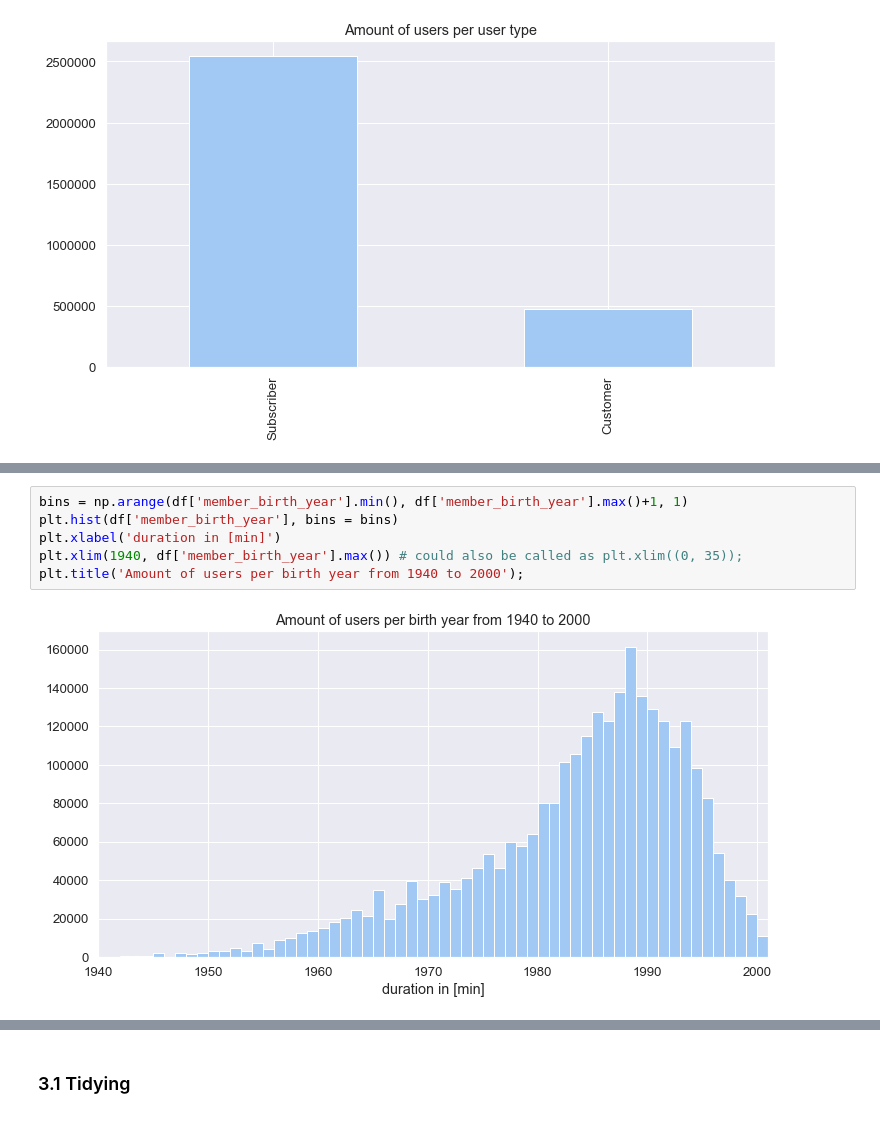
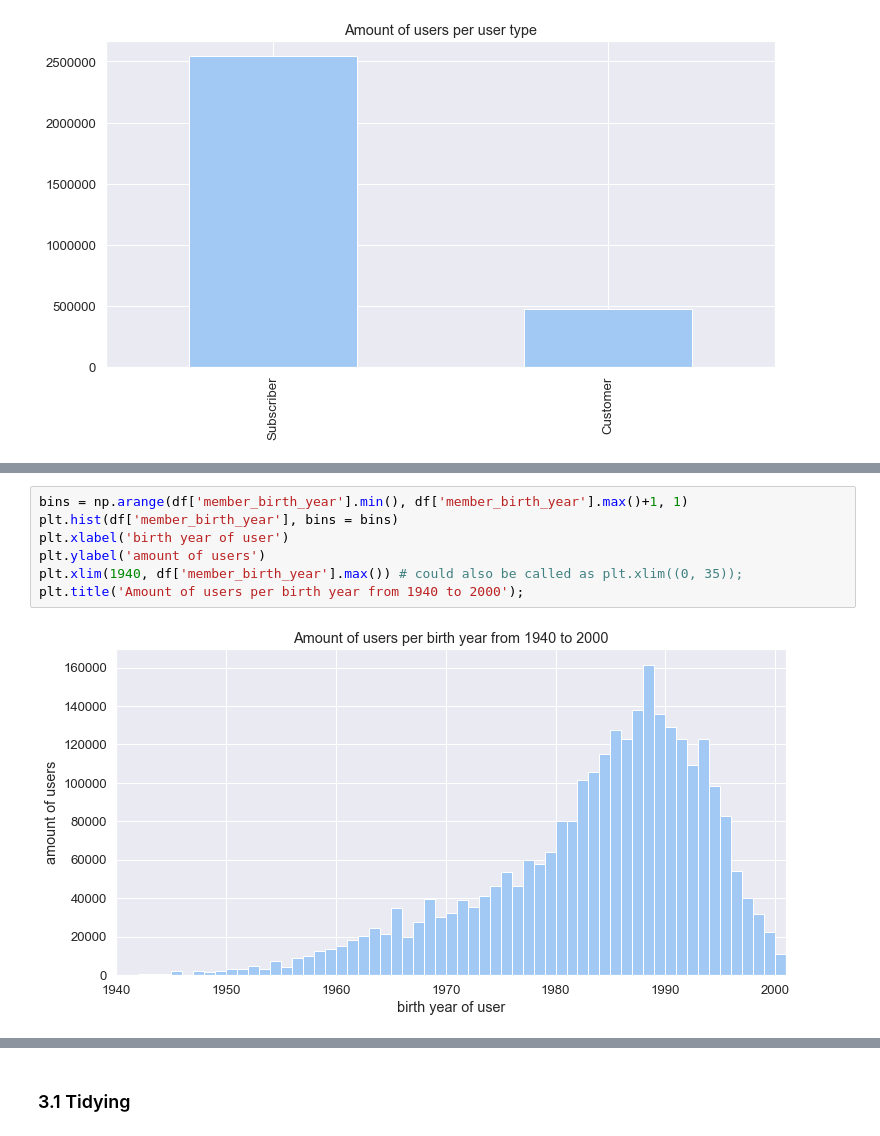
Before and after one commit to resa89/DataAnalystND, a Jupyter notebook: 07_CommunicatingDataFindings/wrangle_act.ipynb, the cells around one changed output, grey strips where cells are left out. Drawn from its saved outputs; the diff is of its cells as text.

```diff
--- a/07_CommunicatingDataFindings/wrangle_act.ipynb
+++ b/07_CommunicatingDataFindings/wrangle_act.ipynb
@@ -290,9 +289,10 @@ pl.suptitle("Amount of users per birth year");
 # %%
 bins = np.arange(df['member_birth_year'].min(), df['member_birth_year'].max()+1, 1)
 plt.hist(df['member_birth_year'], bins = bins)
-plt.xlabel('duration in [min]')
+plt.xlabel('birth year of user')
+plt.ylabel('amount of users')
 plt.xlim(1940, df['member_birth_year'].max()) # could also be called as plt.xlim((0, 35));
 plt.title('Amount of users per birth year from 1940 to 2000');
 # %% [output]
-[figure, old version]
+[figure, new version]
 # %%
```
Also changed, not shown: parts of 17 cells of this notebook.
